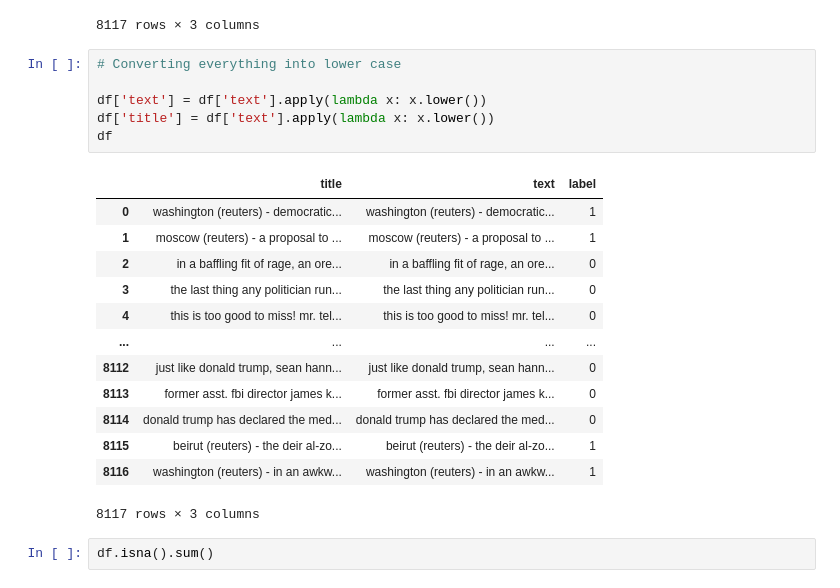
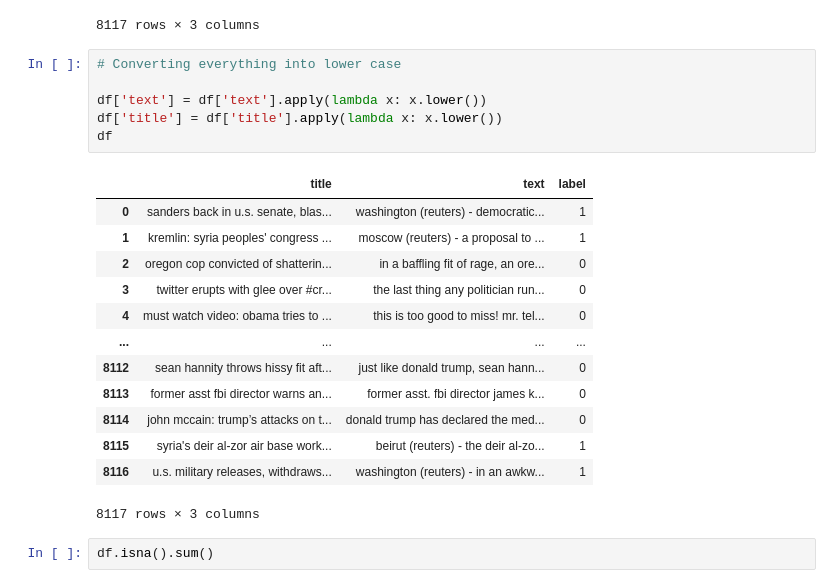
Before and after one commit to Karthik5412/Fake-news-finder, a Jupyter notebook: model.ipynb, the cells around one changed output. Drawn from its saved outputs; the diff is of its cells as text.

```diff
--- a/model.ipynb
+++ b/model.ipynb
@@ -41,22 +41,22 @@ df
 # %%
 # Converting everything into lower case
 
 df['text'] = df['text'].apply(lambda x: x.lower())
-df['title'] = df['text'].apply(lambda x: x.lower())
+df['title'] = df['title'].apply(lambda x: x.lower())
 df
 # %% [output]
 |  | title | text | label |
-| 0 | washington (reuters) - democratic... | washington (reuters) - democratic... | 1 |
-| 1 | moscow (reuters) - a proposal to ... | moscow (reuters) - a proposal to ... | 1 |
-| 2 | in a baffling fit of rage, an ore... | in a baffling fit of rage, an ore... | 0 |
-| 3 | the last thing any politician run... | the last thing any politician run... | 0 |
-| 4 | this is too good to miss! mr. tel... | this is too good to miss! mr. tel... | 0 |
+| 0 | sanders back in u.s. senate, blas... | washington (reuters) - democratic... | 1 |
+| 1 | kremlin: syria peoples' congress ... | moscow (reuters) - a proposal to ... | 1 |
+| 2 | oregon cop convicted of shatterin... | in a baffling fit of rage, an ore... | 0 |
+| 3 | twitter erupts with glee over #cr... | the last thing any politician run... | 0 |
+| 4 | must watch video: obama tries to ... | this is too good to miss! mr. tel... | 0 |
 | ... | ... | ... | ... |
-| 8112 | just like donald trump, sean hann... | just like donald trump, sean hann... | 0 |
-| 8113 | former asst. fbi director james k... | former asst. fbi director james k... | 0 |
-| 8114 | donald trump has declared the med... | donald trump has declared the med... | 0 |
-| 8115 | beirut (reuters) - the deir al-zo... | beirut (reuters) - the deir al-zo... | 1 |
-| 8116 | washington (reuters) - in an awkw... | washington (reuters) - in an awkw... | 1 |
+| 8112 | sean hannity throws hissy fit aft... | just like donald trump, sean hann... | 0 |
+| 8113 | former asst fbi director warns an... | former asst. fbi director james k... | 0 |
+| 8114 | john mccain: trump’s attacks on t... | donald trump has declared the med... | 0 |
+| 8115 | syria's deir al-zor air base work... | beirut (reuters) - the deir al-zo... | 1 |
+| 8116 | u.s. military releases, withdraws... | washington (reuters) - in an awkw... | 1 |
 8117 rows × 3 columns
 # %%
 df.isna().sum()
```
Also changed, not shown: parts of 10 cells of this notebook.
